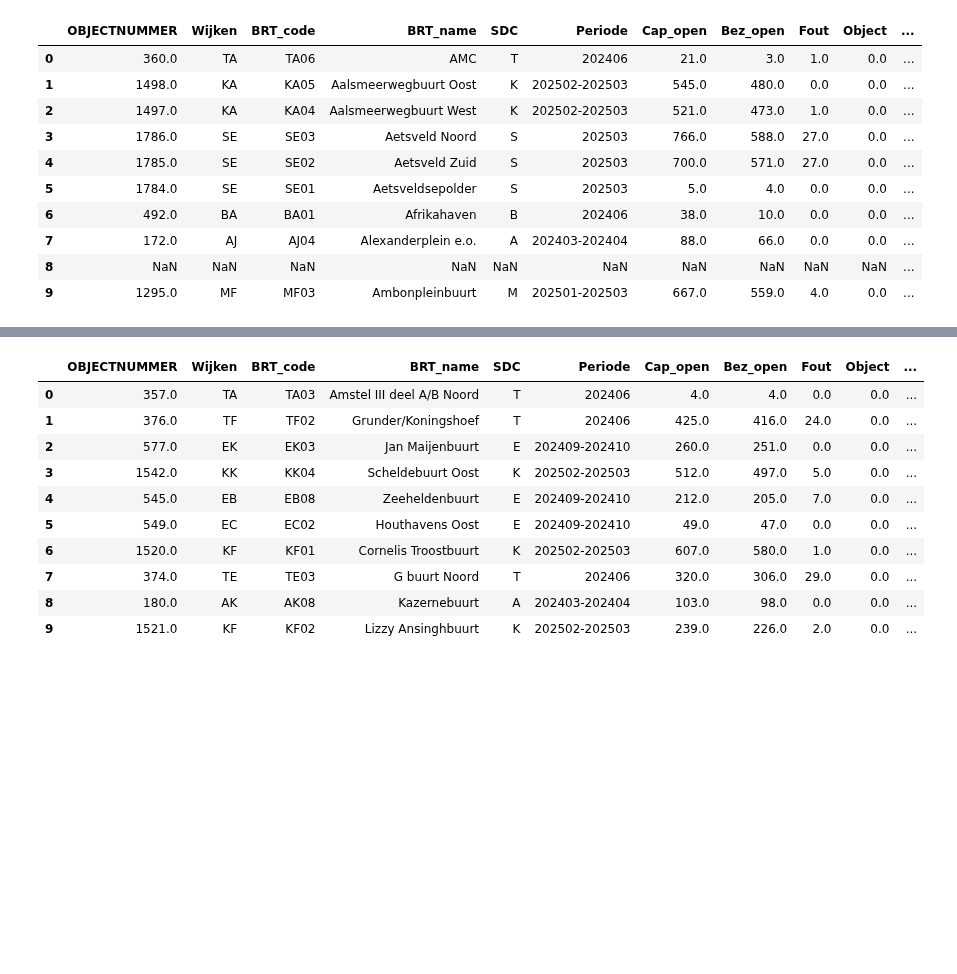
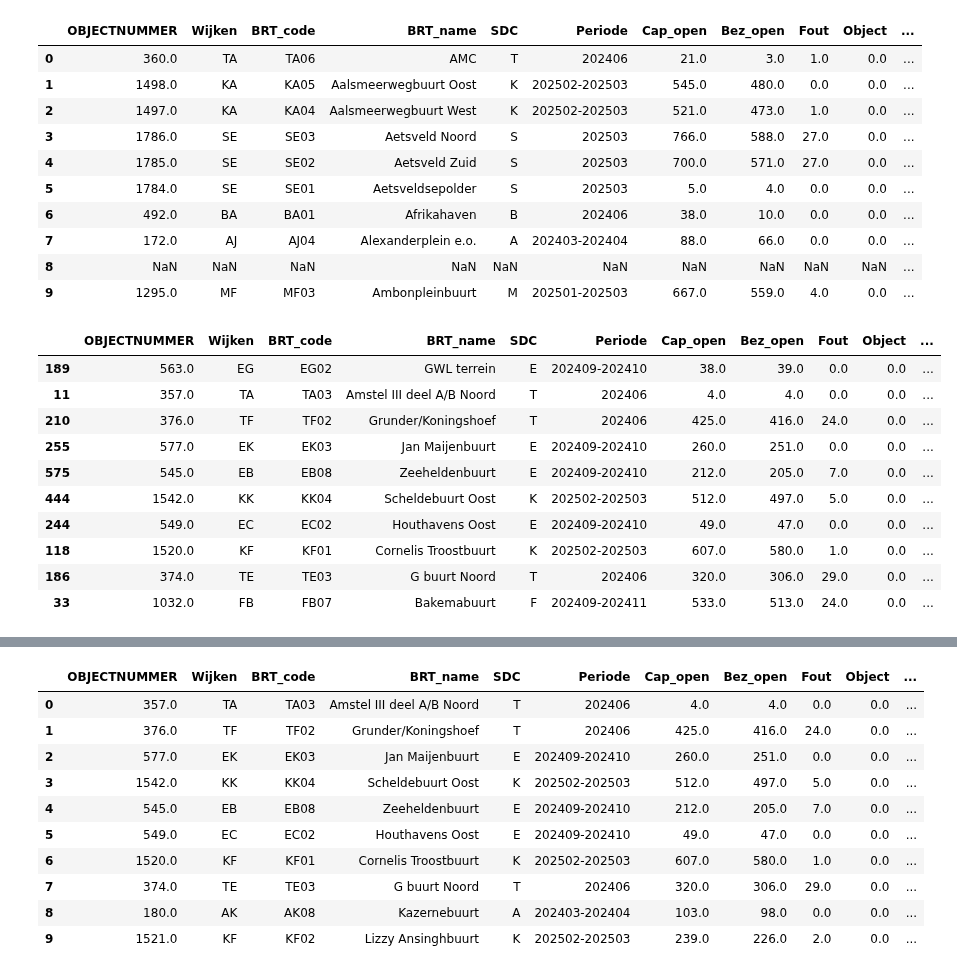
Before and after one commit to bram-villanueva/paper_project, a Jupyter notebook: park_prs_and_green.ipynb, the cells around one changed output, grey strips where cells are left out. Drawn from its saved outputs; the diff is of its cells as text; code cells hidden in the pictures; blank space fills up the shorter version.

```diff
--- a/park_prs_and_green.ipynb
+++ b/park_prs_and_green.ipynb
@@ -227,3 +227,18 @@ gpdf03mf.head(10)
 | 7 | 172.0 | AJ | AJ04 | Alexanderplein e.o. | A | 202403-202404 | 88.0 | 66.0 | 0.0 | 0.0 | ... |
 | 8 | NaN | NaN | NaN | NaN | NaN | NaN | NaN | NaN | NaN | NaN | ... |
 | 9 | 1295.0 | MF | MF03 | Ambonpleinbuurt | M | 202501-202503 | 667.0 | 559.0 | 4.0 | 0.0 | ... |
+# %%
+gpdf03mf_a = gpdf03mf.sort_values(by=["Netto_PKD", "perc_publc_space"], ascending=[False, True])
+gpdf03mf_a.head(10)
+# %% [output]
+|  | OBJECTNUMMER | Wijken | BRT_code | BRT_name | SDC | Periode | Cap_open | Bez_open | Fout | Object | ... |
+| 189 | 563.0 | EG | EG02 | GWL terrein | E | 202409-202410 | 38.0 | 39.0 | 0.0 | 0.0 | ... |
+| 11 | 357.0 | TA | TA03 | Amstel III deel A/B Noord | T | 202406 | 4.0 | 4.0 | 0.0 | 0.0 | ... |
+| 210 | 376.0 | TF | TF02 | Grunder/Koningshoef | T | 202406 | 425.0 | 416.0 | 24.0 | 0.0 | ... |
+| 255 | 577.0 | EK | EK03 | Jan Maijenbuurt | E | 202409-202410 | 260.0 | 251.0 | 0.0 | 0.0 | ... |
+| 575 | 545.0 | EB | EB08 | Zeeheldenbuurt | E | 202409-202410 | 212.0 | 205.0 | 7.0 | 0.0 | ... |
+| 444 | 1542.0 | KK | KK04 | Scheldebuurt Oost | K | 202502-202503 | 512.0 | 497.0 | 5.0 | 0.0 | ... |
+| 244 | 549.0 | EC | EC02 | Houthavens Oost | E | 202409-202410 | 49.0 | 47.0 | 0.0 | 0.0 | ... |
+| 118 | 1520.0 | KF | KF01 | Cornelis Troostbuurt | K | 202502-202503 | 607.0 | 580.0 | 1.0 | 0.0 | ... |
+| 186 | 374.0 | TE | TE03 | G buurt Noord | T | 202406 | 320.0 | 306.0 | 29.0 | 0.0 | ... |
+| 33 | 1032.0 | FB | FB07 | Bakemabuurt | F | 202409-202411 | 533.0 | 513.0 | 24.0 | 0.0 | ... |
```
Also changed, not shown: parts of 3 cells of this notebook.
